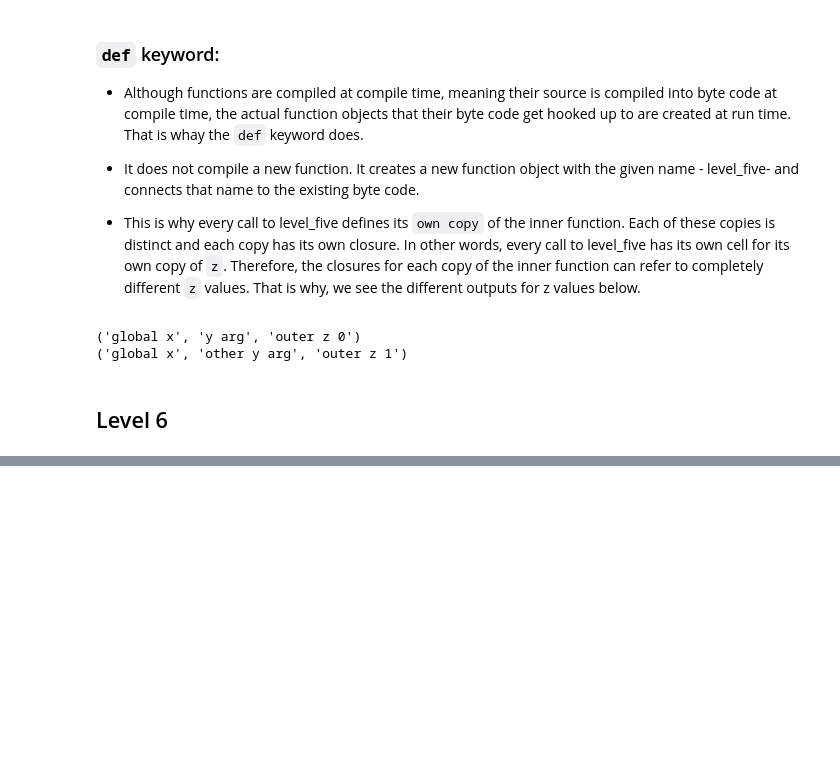
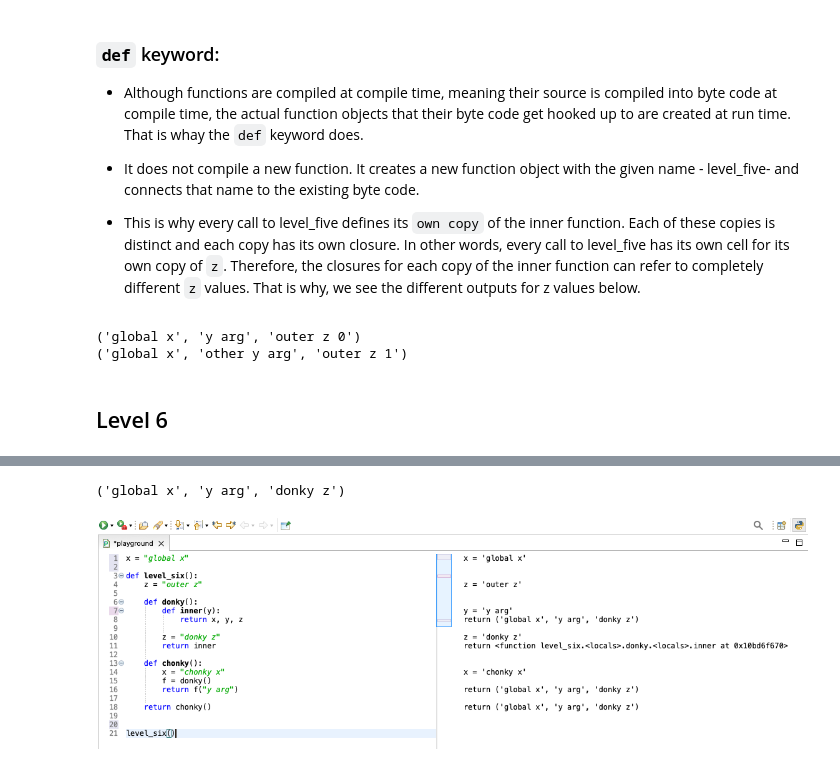
Before and after one commit to benkaan001/pyjupyter, a Jupyter notebook: python/closure/closures.ipynb, the cells around one changed output, grey strips where cells are left out. Saved outputs shown, nothing was run; the diff lists cells and outputs as text; code cells hidden in the pictures; blank space fills up the shorter version.

Commit message:
add level six with png

```diff
--- a/python/closure/closures.ipynb
+++ b/python/closure/closures.ipynb
@@ -259,0 +270,26 @@ print(g('other y arg'))
+# %%
+def level_six():
+    z = "outer z"
+
+    def donky():
+        def inner(y):
+            return x, y, z
+
+        z = "donky z"
+        return inner
+
+    def chonky():
+        x = "chonky x"
+        f = donky()
+        return f("y arg")
+
+    return chonky()
+
+level_six()
+# %% [output]
+('global x', 'y arg', 'donky z')
+# %%
+from IPython.display import Image
+Image('level_six.png')
+# %% [output]
+[figure, added]
```
Also changed, not shown: parts of 1 cell of this notebook, 1 other file.
